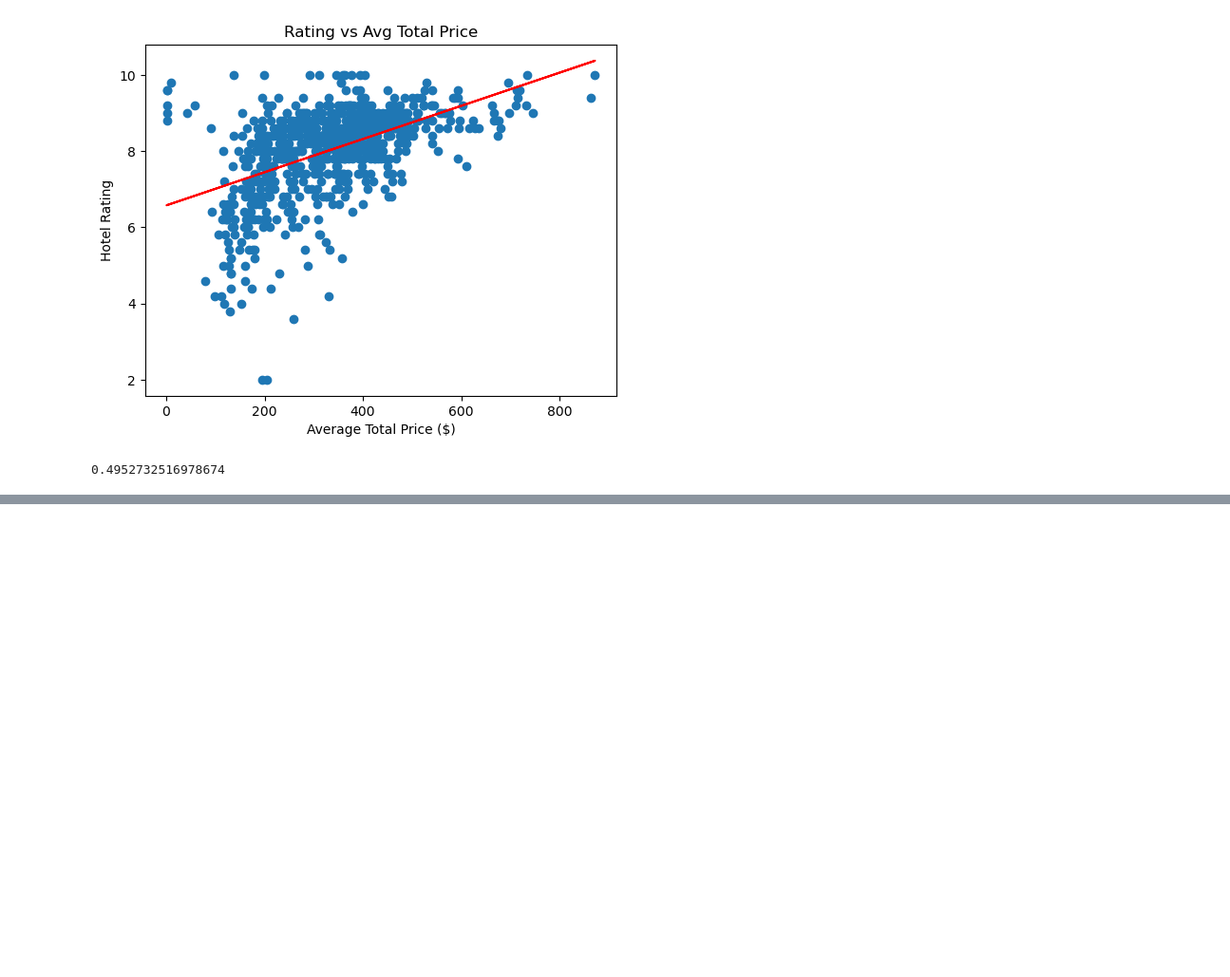
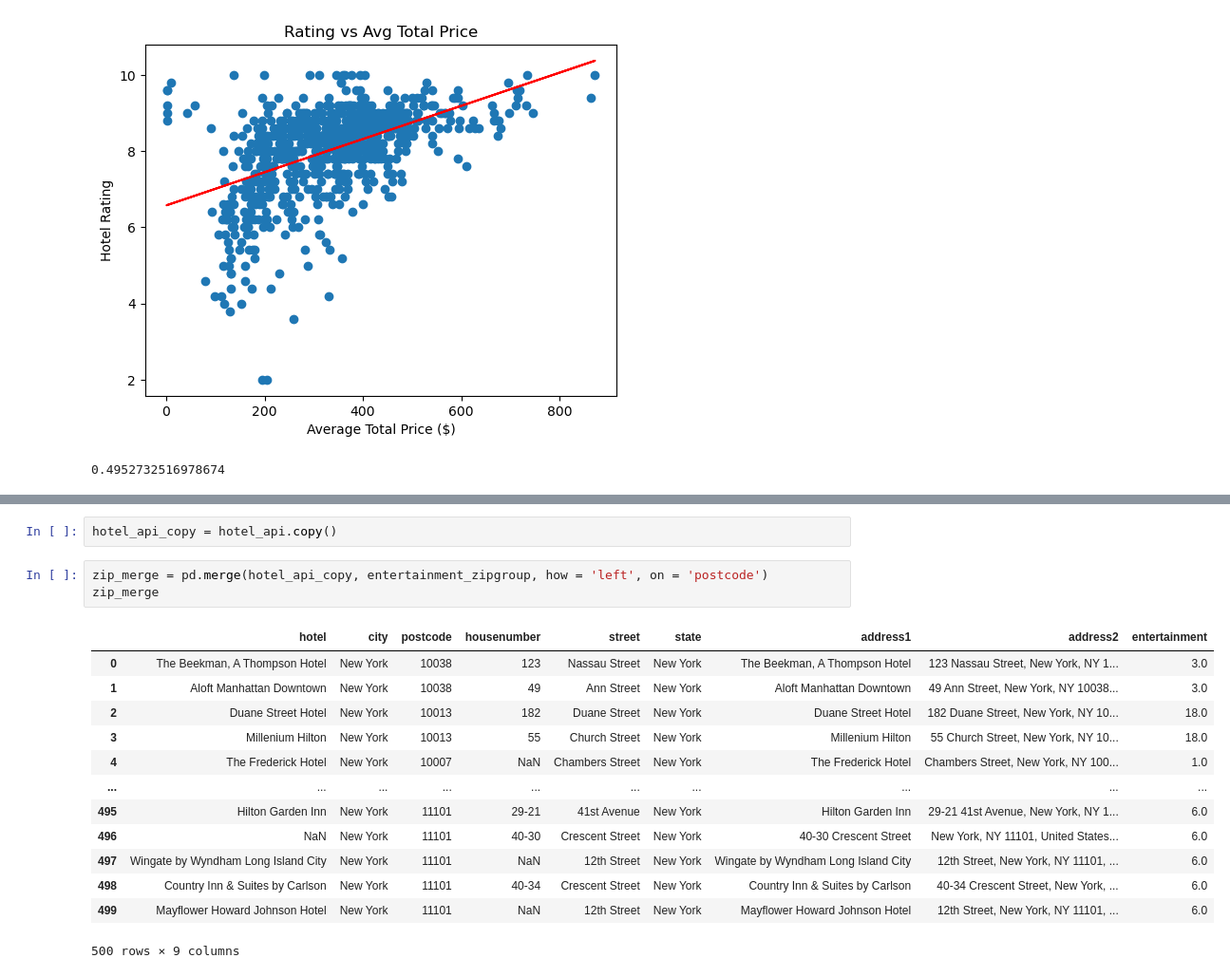
Before and after one commit to mvogel3/travel-guide-project3, a Jupyter notebook: exploratory_analysis.ipynb, the cells around one changed output, grey strips where cells are left out. Shown at 95% size. Drawn from its saved outputs; the diff is of its cells as text; blank space fills up the shorter version.

```diff
--- a/exploratory_analysis.ipynb
+++ b/exploratory_analysis.ipynb
@@ -345,0 +494,19 @@ print(rvalue)
+# %%
+hotel_api_copy = hotel_api.copy()
+# %%
+zip_merge = pd.merge(hotel_api_copy, entertainment_zipgroup, how = 'left', on = 'postcode')
+zip_merge
+# %% [output]
+|  | hotel | city | postcode | housenumber | street | state | address1 | address2 | entertainment |
+| 0 | The Beekman, A Thompson Hotel | New York | 10038 | 123 | Nassau Street | New York | The Beekman, A Thompson Hotel | 123 Nassau Street, New York, NY 1... | 3.0 |
+| 1 | Aloft Manhattan Downtown | New York | 10038 | 49 | Ann Street | New York | Aloft Manhattan Downtown | 49 Ann Street, New York, NY 10038... | 3.0 |
+| 2 | Duane Street Hotel | New York | 10013 | 182 | Duane Street | New York | Duane Street Hotel | 182 Duane Street, New York, NY 10... | 18.0 |
+| 3 | Millenium Hilton | New York | 10013 | 55 | Church Street | New York | Millenium Hilton | 55 Church Street, New York, NY 10... | 18.0 |
+| 4 | The Frederick Hotel | New York | 10007 | NaN | Chambers Street | New York | The Frederick Hotel | Chambers Street, New York, NY 100... | 1.0 |
+| ... | ... | ... | ... | ... | ... | ... | ... | ... | ... |
+| 495 | Hilton Garden Inn | New York | 11101 | 29-21 | 41st Avenue | New York | Hilton Garden Inn | 29-21 41st Avenue, New York, NY 1... | 6.0 |
+| 496 | NaN | New York | 11101 | 40-30 | Crescent Street | New York | 40-30 Crescent Street | New York, NY 11101, United States... | 6.0 |
+| 497 | Wingate by Wyndham Long Island City | New York | 11101 | NaN | 12th Street | New York | Wingate by Wyndham Long Island City | 12th Street, New York, NY 11101, ... | 6.0 |
+| 498 | Country Inn & Suites by Carlson | New York | 11101 | 40-34 | Crescent Street | New York | Country Inn & Suites by Carlson | 40-34 Crescent Street, New York, ... | 6.0 |
+| 499 | Mayflower Howard Johnson Hotel | New York | 11101 | NaN | 12th Street | New York | Mayflower Howard Johnson Hotel | 12th Street, New York, NY 11101, ... | 6.0 |
+500 rows × 9 columns
```
Also changed, not shown: parts of 17 cells of this notebook.
